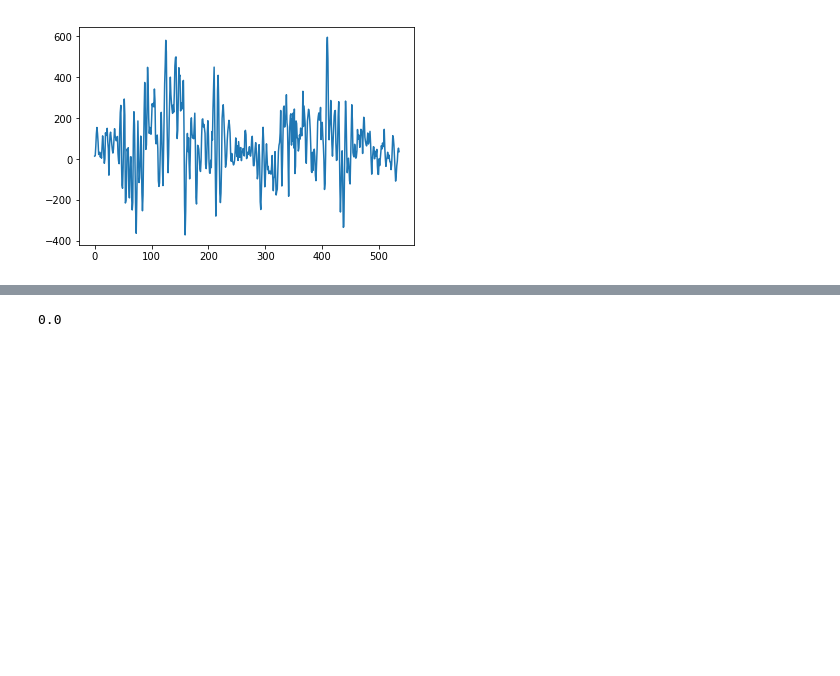
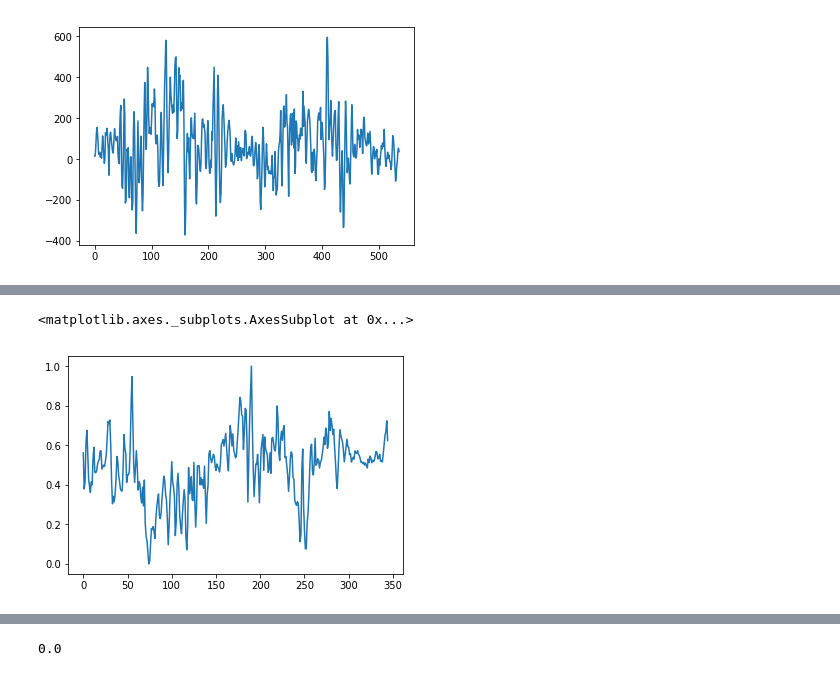
Before and after one commit to antoniomuso/PeterPen, a Jupyter notebook: data_processing/Untitled.ipynb, the cells around one changed output, grey strips where cells are left out. Drawn from its saved outputs; the diff is of its cells as text; code cells hidden in the pictures; blank space fills up the shorter version.

```diff
--- a/data_processing/Untitled.ipynb
+++ b/data_processing/Untitled.ipynb
@@ -59,3 +59,18 @@ def DTWDistance(signalA, signalB):
             DTW[i,j] = const + min(DTW[i-1, j], DTW[i, j-1], DTW[i-1, j-1])
 
     return DTW[n - 1, m - 1]
+
+def scale_df(data_frameA, data_frameB):
+    minA = min(data_frameA)
+    minB = min(data_frameB)
+    maxA = max(data_frameA)
+    maxB = max(data_frameB)
+
+    min_ = min(minA, minB)
+    max_ = max(maxA, maxB)
+
+    data_frameA -= min_
+    data_frameA /= max_ - min_
+
+    data_frameB -= min_
+    data_frameB /= max_ - min_
@@ -65,0 +87,7 @@ DTWDistance(data_frame1.AcX, data_frame2.AcX)
+# %%
+scale_df(data_frame3.AcY, data_frame4.AcY)
+
+data_frame4.AcY.plot.line()
+# %% [output]
+<matplotlib.axes._subplots.AxesSubplot at 0x...>
+[figure, added]
```
Also changed, not shown: parts of 6 cells of this notebook.
